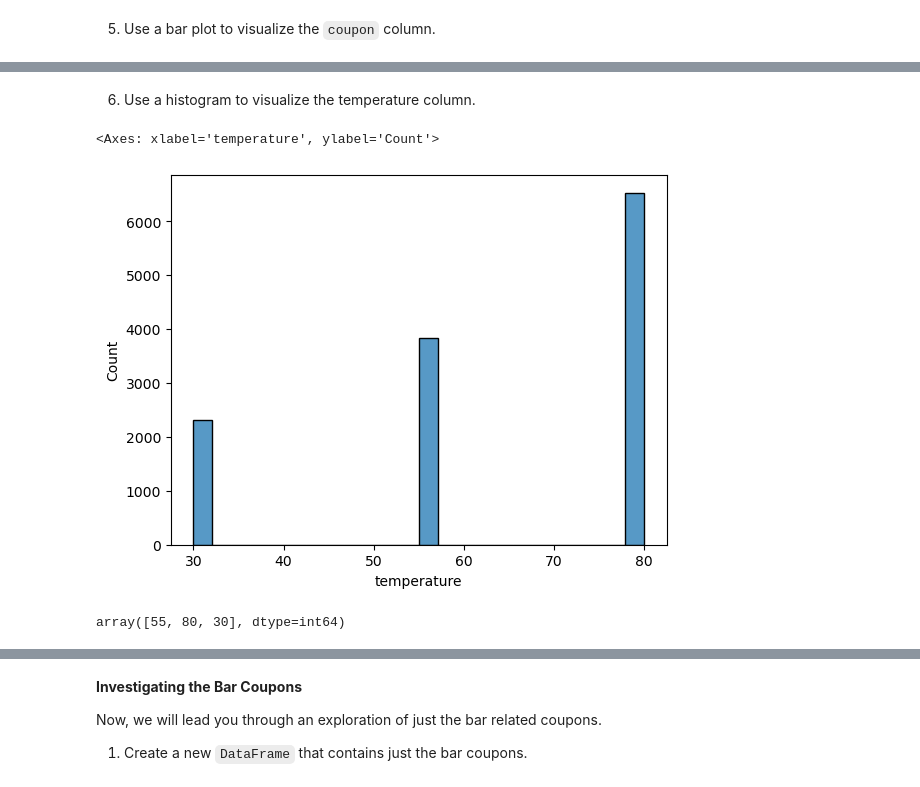
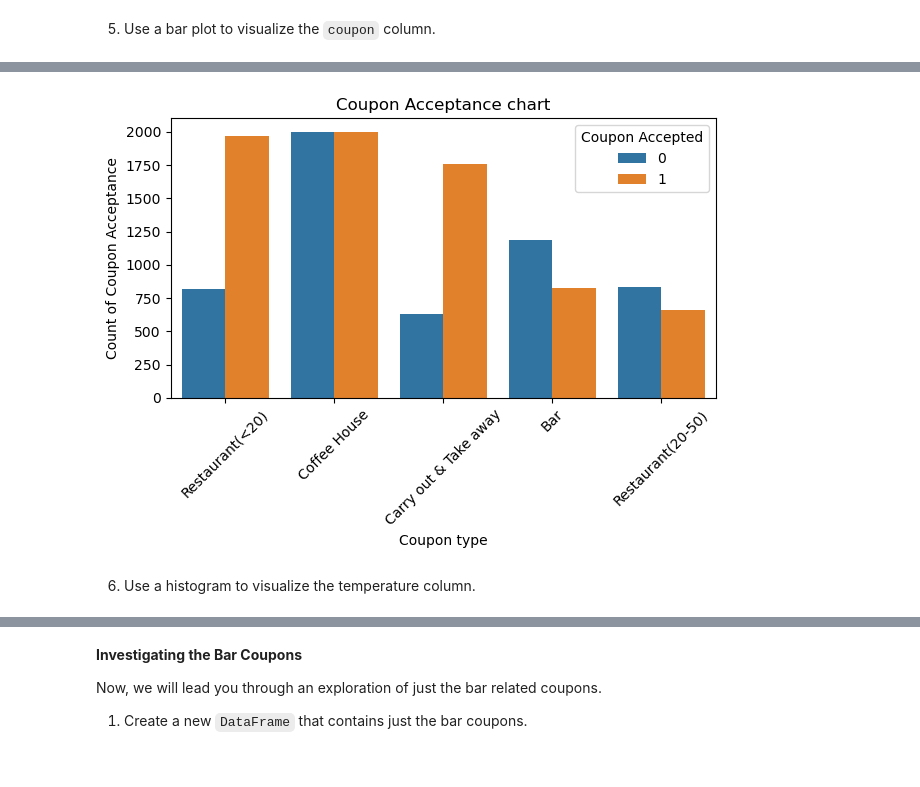
Before and after one commit to Timofey-E/Emeritus, a Jupyter notebook: Assigment_5_1/project5_1.ipynb, the cells around one changed output, grey strips where cells are left out. Drawn from its saved outputs; the diff is of its cells as text; code cells hidden in the pictures.

```diff
--- a/Assigment_5_1/project5_1.ipynb
+++ b/Assigment_5_1/project5_1.ipynb
@@ -234,11 +237,14 @@ sns.barplot(data = data['coupon'])
+# %%
+sns.countplot(x='coupon', hue='Y', data=data01)
+
+plt.title('Coupon Acceptance chart')
+plt.xlabel('Coupon type')
+plt.ylabel('Count of Coupon Acceptance')
+plt.xticks(rotation=45)
+plt.legend(title='Coupon Accepted', loc='upper right')
+plt.tight_layout()
+plt.show()
+# %% [output]
+[figure, added]
 # %% [markdown]
 6. Use a histogram to visualize the temperature column.
-# %%
-sns.histplot(data = data['temperature'])
-# %% [output]
-<Axes: xlabel='temperature', ylabel='Count'>
-[figure, removed]
-# %%
-data['temperature'].unique()
-# %% [output]
-array([55, 80, 30], dtype=int64)
```
Also changed, not shown: parts of 34 cells of this notebook.
